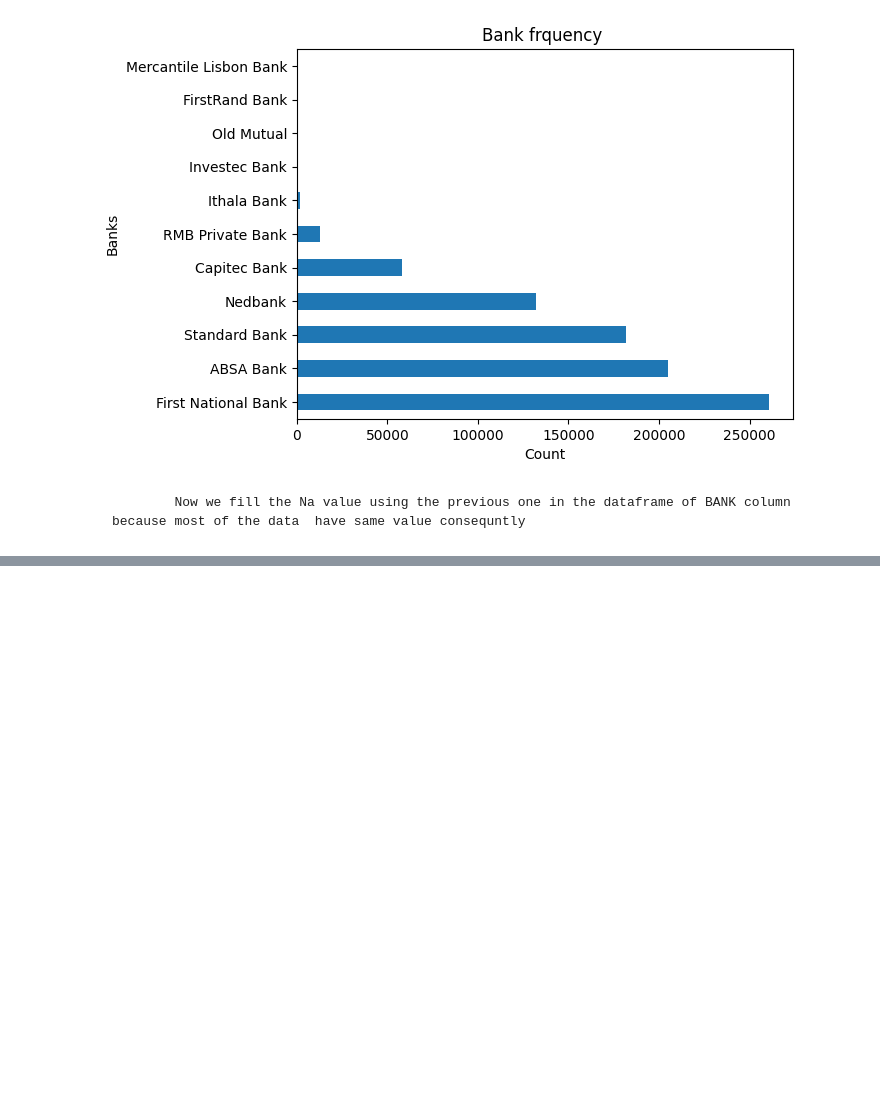
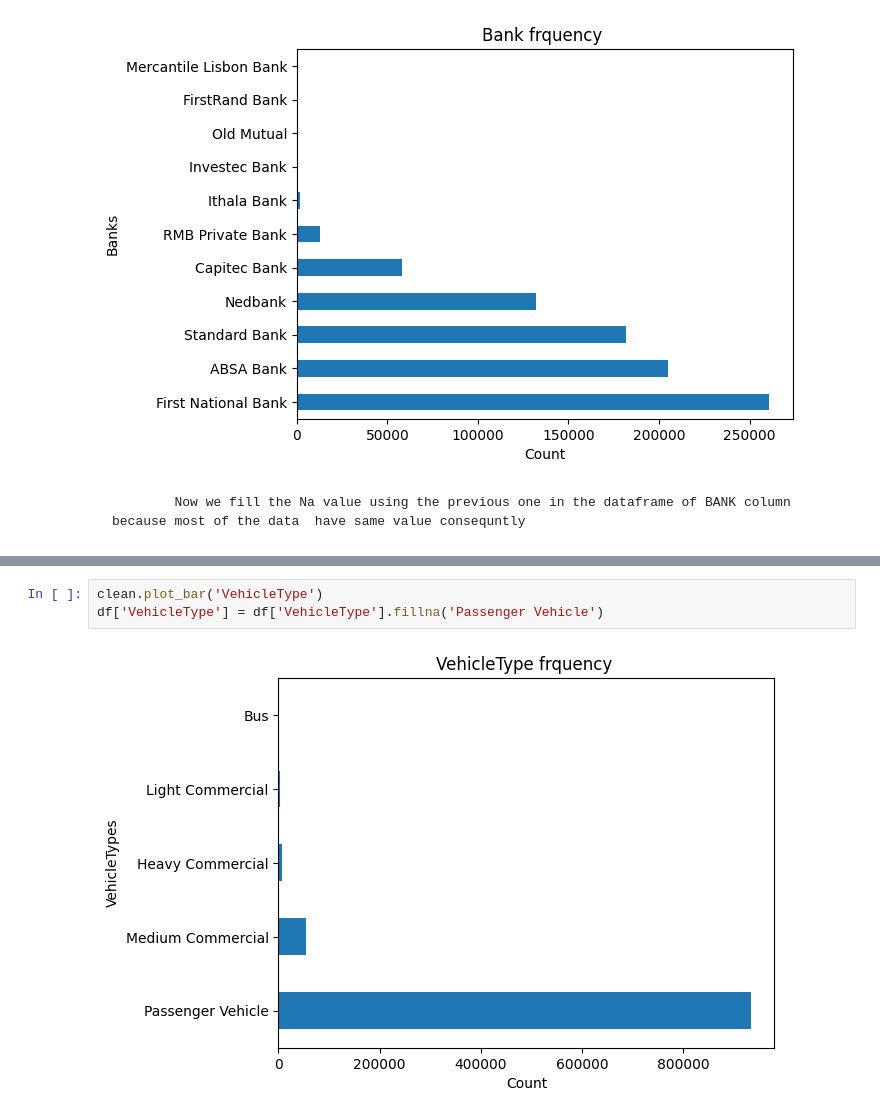
Before and after one commit to Tesfahun03/Insurance-Risk-Car-Insurance-Risk-Modeling, a Jupyter notebook: notebooks/main.ipynb, the cells around one changed output, grey strips where cells are left out. Drawn from its saved outputs; the diff is of its cells as text; blank space fills up the shorter version.

```diff
--- a/notebooks/main.ipynb
+++ b/notebooks/main.ipynb
@@ -75,0 +79,5 @@ TypeError: 'NoneType' object is not subscriptable
+# %%
+clean.plot_bar('VehicleType')
+df['VehicleType'] = df['VehicleType'].fillna('Passenger Vehicle')
+# %% [output]
+[figure, added]
```
Also changed, not shown: parts of 9 cells of this notebook, 2 other files.
